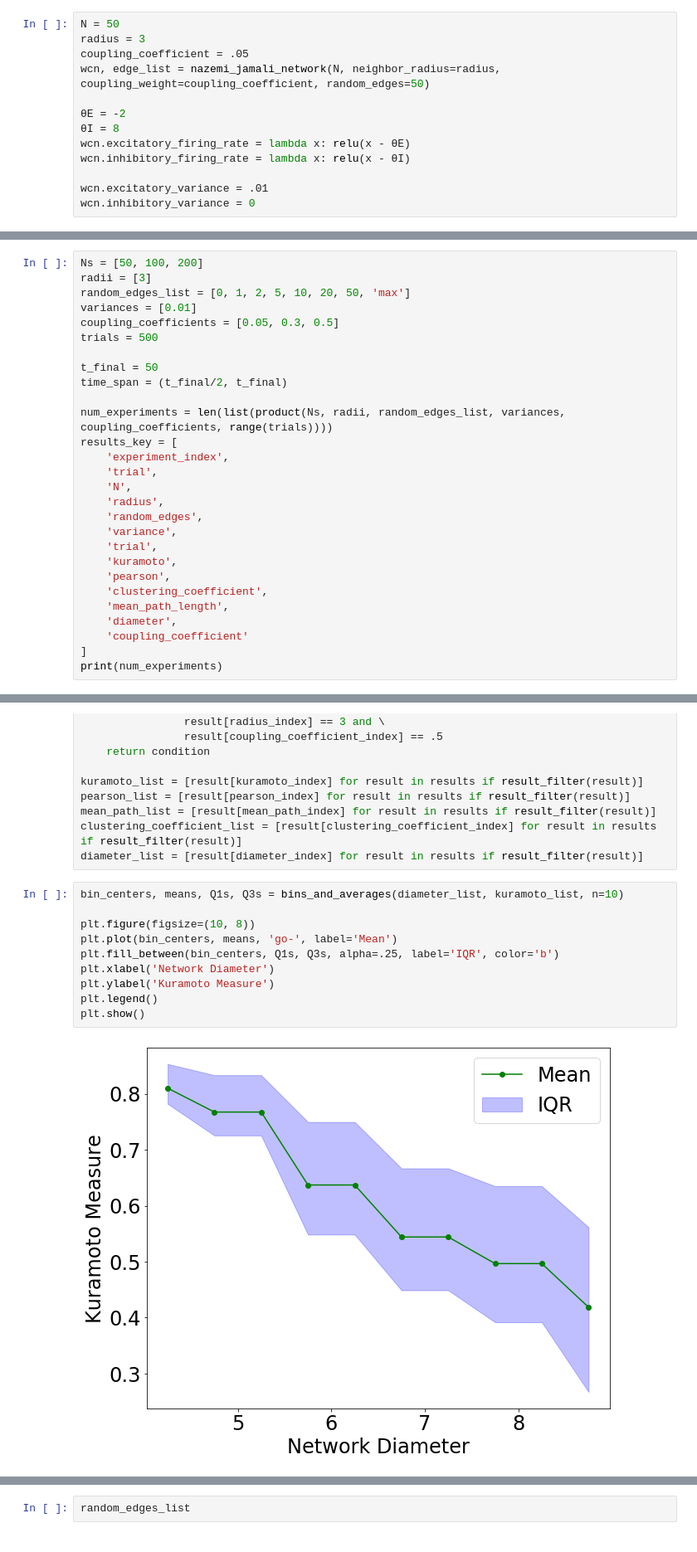
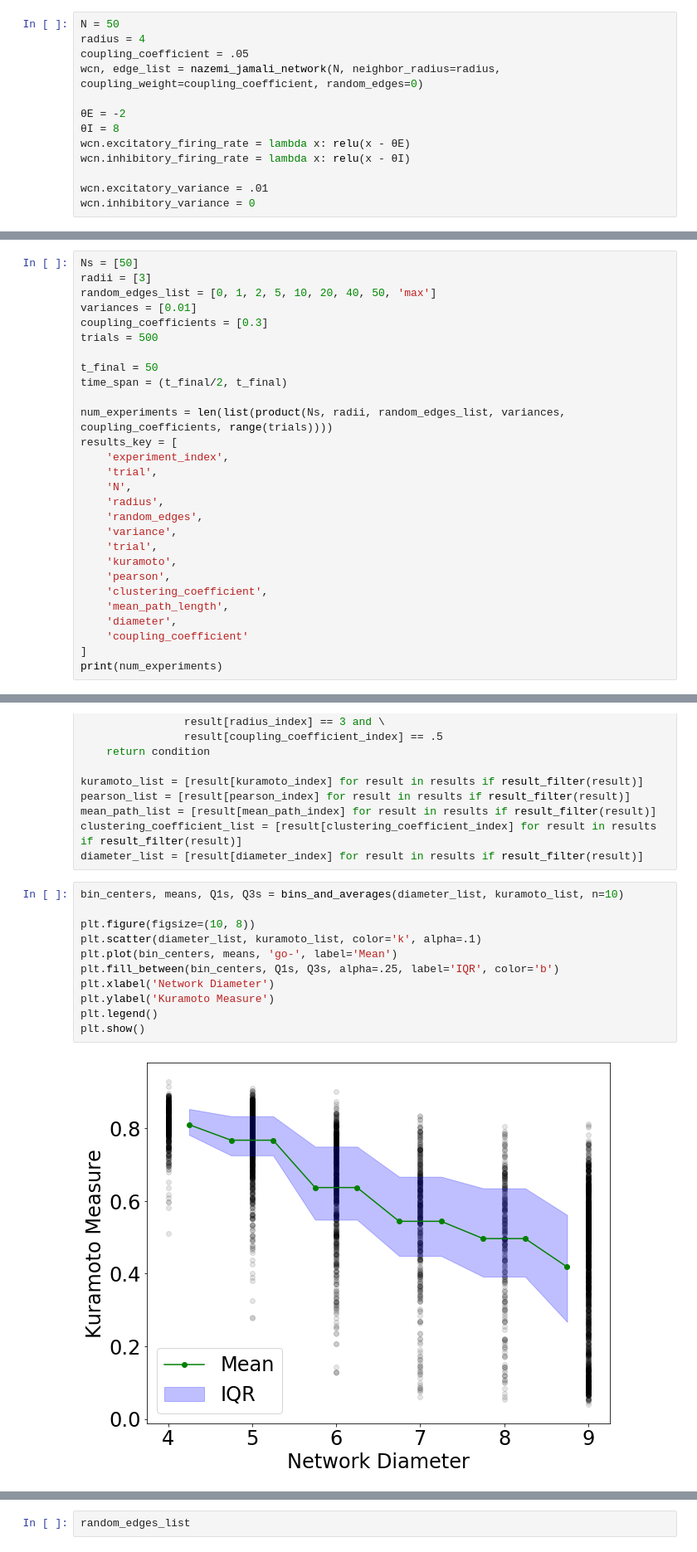
Before and after one commit to shawsa/CSCI_5352_Networks_Project, a Jupyter notebook: experiment02_ring_model.ipynb, the cells around one changed output, grey strips where cells are left out. Shown at 83% size. Cells and saved outputs as stored; diff of their text form.

```diff
--- a/experiment02_ring_model.ipynb
+++ b/experiment02_ring_model.ipynb
@@ -25,9 +25,9 @@ matplotlib.rcParams.update({'font.size': 24})
 Find a parameter regime that admits oscillations and is sensitive to adding random connections.
 # %%
 N = 50
-radius = 3
+radius = 4
 coupling_coefficient = .05
-wcn, edge_list = nazemi_jamali_network(N, neighbor_radius=radius, coupling_weight=coupling_coefficient, random_edges=50)
+wcn, edge_list = nazemi_jamali_network(N, neighbor_radius=radius, coupling_weight=coupling_coefficient, random_edges=0)
 
 θE = -2
 θI = 8
@@ -140,11 +157,11 @@ def initialize_model(N, neighbor_radius, random_edges, variance, coupling_coeffi
 
     return wcn, edge_list
 # %%
-Ns = [50, 100, 200]
+Ns = [50]
 radii = [3]
-random_edges_list = [0, 1, 2, 5, 10, 20, 50, 'max']
+random_edges_list = [0, 1, 2, 5, 10, 20, 40, 50, 'max']
 variances = [0.01]
-coupling_coefficients = [0.05, 0.3, 0.5]
+coupling_coefficients = [0.3]
 trials = 500
 
 t_final = 50
@@ -422,15 +437,16 @@ diameter_list = [result[diameter_index] for result in results if result_filter(r
 # %%
 bin_centers, means, Q1s, Q3s = bins_and_averages(diameter_list, kuramoto_list, n=10)
 
 plt.figure(figsize=(10, 8))
+plt.scatter(diameter_list, kuramoto_list, color='k', alpha=.1)
 plt.plot(bin_centers, means, 'go-', label='Mean')
 plt.fill_between(bin_centers, Q1s, Q3s, alpha=.25, label='IQR', color='b')
 plt.xlabel('Network Diameter')
 plt.ylabel('Kuramoto Measure')
 plt.legend()
 plt.show()
 # %% [output]
-[figure, old version]
+[figure, new version]
 # %%
 bin_centers, means, Q1s, Q3s = bins_and_averages(mean_path_list, kuramoto_list, n=10)
 
```
Also changed, not shown: parts of 13 cells of this notebook, 25 other files.
